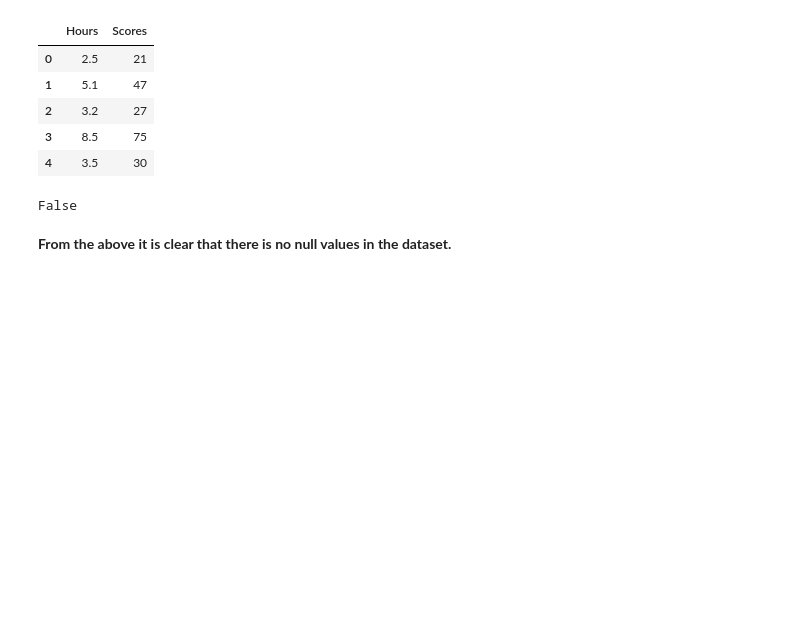
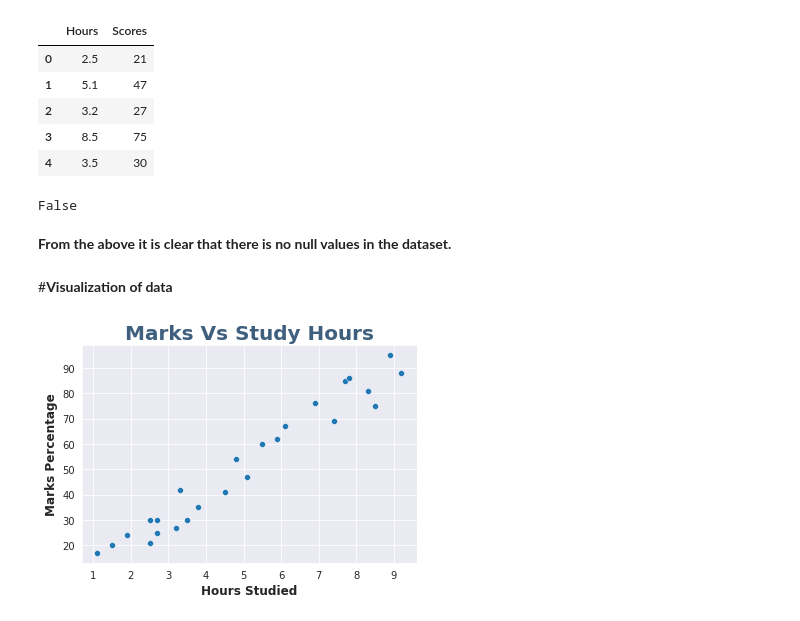
Before and after one commit to tawadesharad/Predicti-percentage-of-student-using-Supervised-Machine-Learning, a Jupyter notebook: Prediction_using_supervised_ML.ipynb, the cells around one changed output. Cells and saved outputs as stored; diff of their text form; code cells hidden in the pictures; blank space fills up the shorter version.

```diff
--- a/Prediction_using_supervised_ML.ipynb
+++ b/Prediction_using_supervised_ML.ipynb
@@ -39,3 +39,14 @@ df.isnull== True
 False
 # %% [markdown]
 **From the above it is clear that there is no null values in the dataset.**
+# %% [markdown]
+#**Visualization of data**
+# %%
+sns.set_style('darkgrid')
+sns.scatterplot(y= df['Scores'], x= df['Hours'])
+plt.title('Marks Vs Study Hours',size=20,weight='bold',color=sns.cubehelix_palette(8, start=.5, rot=-.75)[-3])
+plt.ylabel('Marks Percentage', size=12,weight='bold')
+plt.xlabel('Hours Studied', size=12,weight='bold')
+plt.show()
+# %% [output]
+[figure, added]
```
Also changed, not shown: parts of 11 cells of this notebook.
